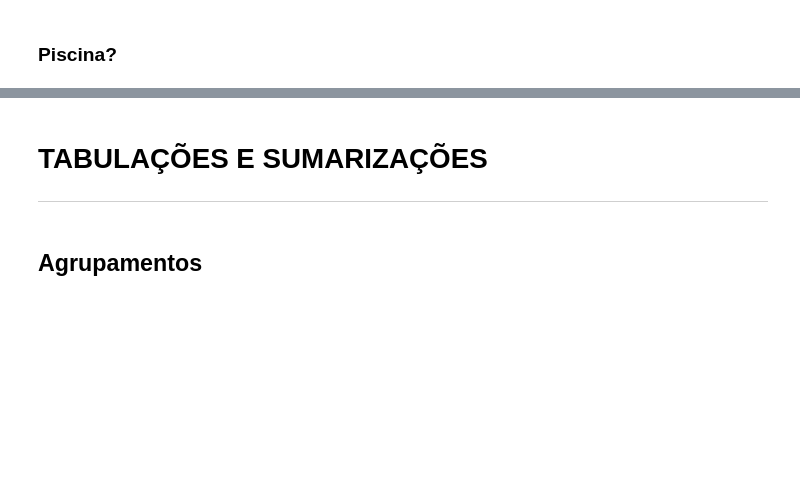
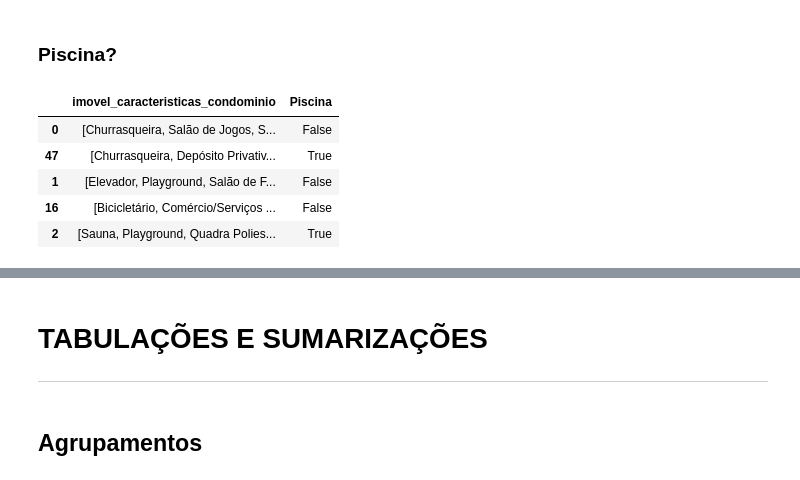
Before and after one commit to josenaldo/alura-cds-python-pandas-tecnicas-avancadas, a Jupyter notebook: notebook/Projeto.ipynb, the cells around one changed output, grey strips where cells are left out. Cells and saved outputs as stored; diff of their text form; code cells hidden in the pictures; blank space fills up the shorter version.

```diff
--- a/notebook/Projeto.ipynb
+++ b/notebook/Projeto.ipynb
@@ -1558,0 +1575,2 @@ notas
+# %%
+dados_listings['valor_m2'] = dados_listings.apply(valor_m2, axis=1)
@@ -1558,0 +1588,13 @@ notas
+# %%
+# No curso, foi ensinado a versão acima. Contudo, é ao invés de atribuir um
+# lambda a uma variável, é sempre  preferível usar uma definição de função
+# padrão. Assim, ao invés de usar a forma acima, o preferível é:
+# Observação: o _f colocado como sufixo é apenas para diferenciar a função
+# normal da função lambda. O nome poderia ser o mesmo
+def valor_m2_f(data):
+    if data['imovel_area'] != 0:
+        return data['anuncio_valores_venda'] / data['imovel_area']
+    else:
+        return 0
+# %%
+dados_listings['valor_m2'] = dados_listings.apply(valor_m2_f, axis=1)
@@ -1559,2 +1612,13 @@ notas
 # %% [markdown]
 ### Piscina?
+# %%
+dados_listings['Piscina'] = dados_listings['imovel_caracteristicas_condominio'].apply(lambda row: 'Piscina' in row)  # NOQA: E501
+# %%
+dados_listings[['imovel_caracteristicas_condominio', 'Piscina']].head()
+# %% [output]
+|  | imovel_caracteristicas_condominio | Piscina |
+| 0 | [Churrasqueira, Salão de Jogos, S... | False |
+| 47 | [Churrasqueira, Depósito Privativ... | True |
+| 1 | [Elevador, Playground, Salão de F... | False |
+| 16 | [Bicicletário, Comércio/Serviços ... | False |
+| 2 | [Sauna, Playground, Quadra Polies... | True |
```
Also changed, not shown: parts of 11 cells of this notebook.
